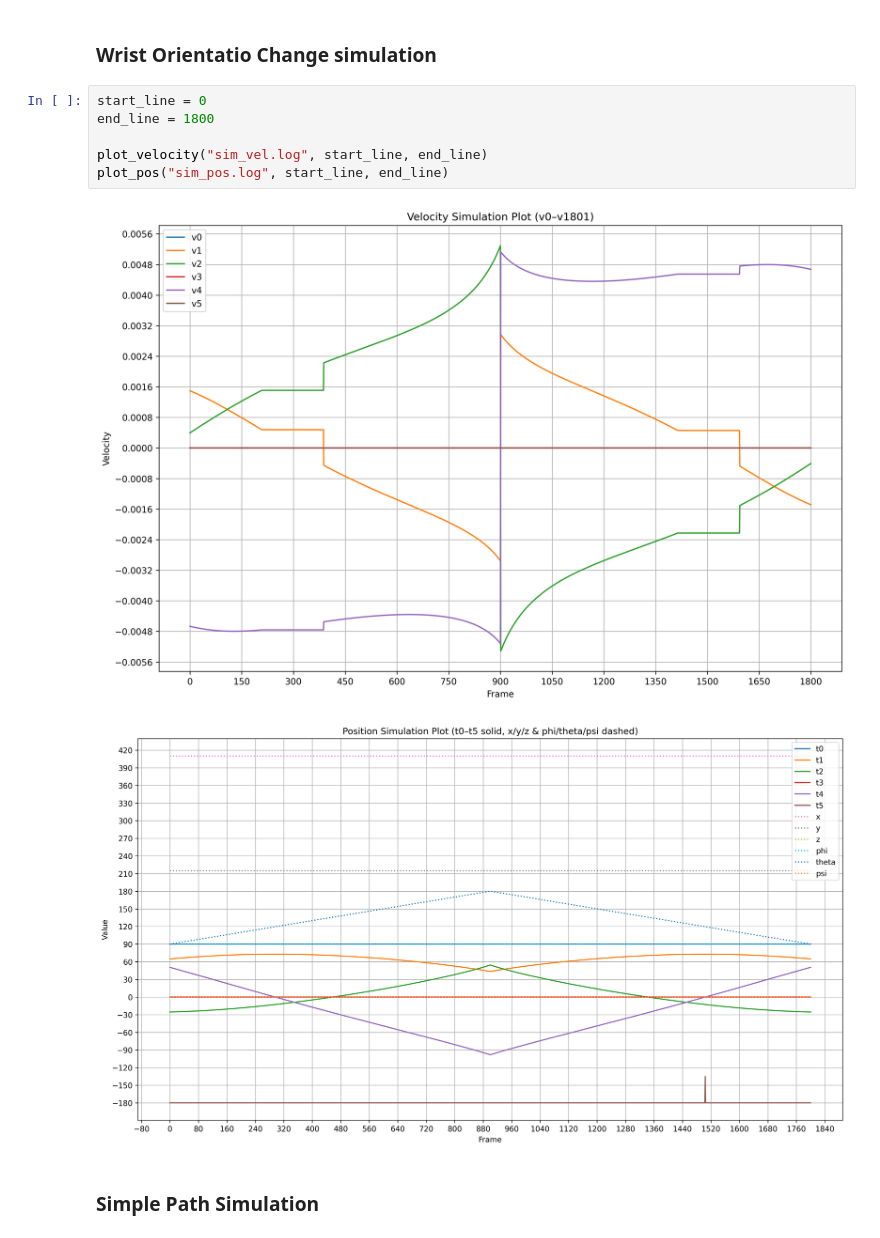
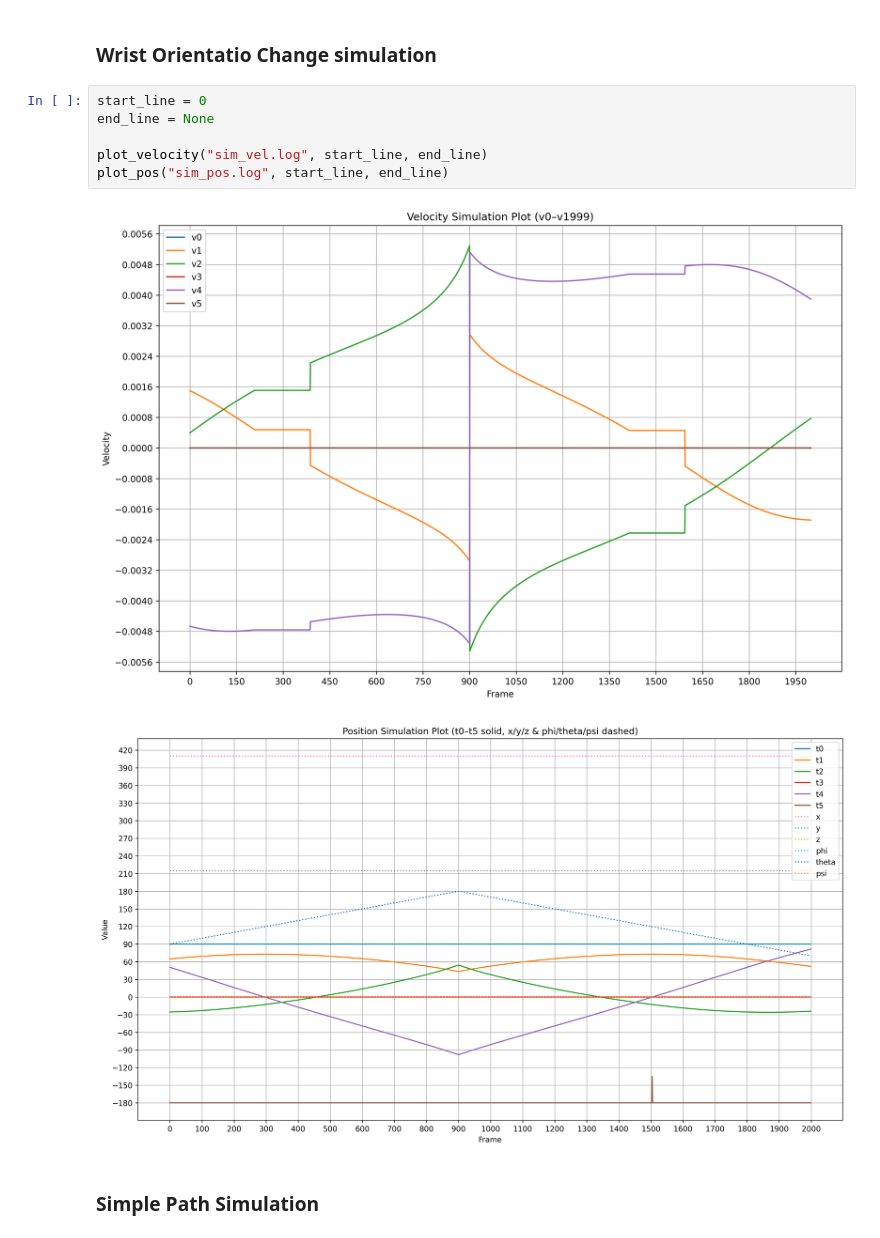
Before and after one commit to mrezanvari/6dof_robot_arm, a Jupyter notebook: dev/plots.ipynb, the cells around one changed output. Drawn from its saved outputs; the diff is of its cells as text.

```diff
--- a/dev/plots.ipynb
+++ b/dev/plots.ipynb
@@ -110,13 +110,13 @@ def plot_pos(filename, start_line, end_line):
 ### Wrist Orientatio Change simulation
 # %%
 start_line = 0
-end_line = 1800
+end_line = None
 
 plot_velocity("sim_vel.log", start_line, end_line)
 plot_pos("sim_pos.log", start_line, end_line)
 # %% [output]
-[figure, old version]
+[figure, new version]
-[figure, old version]
+[figure, new version]
 # %% [markdown]
 ### Simple Path Simulation
 # %%
```
Also changed, not shown: parts of 1 cell of this notebook, 5 other files.
